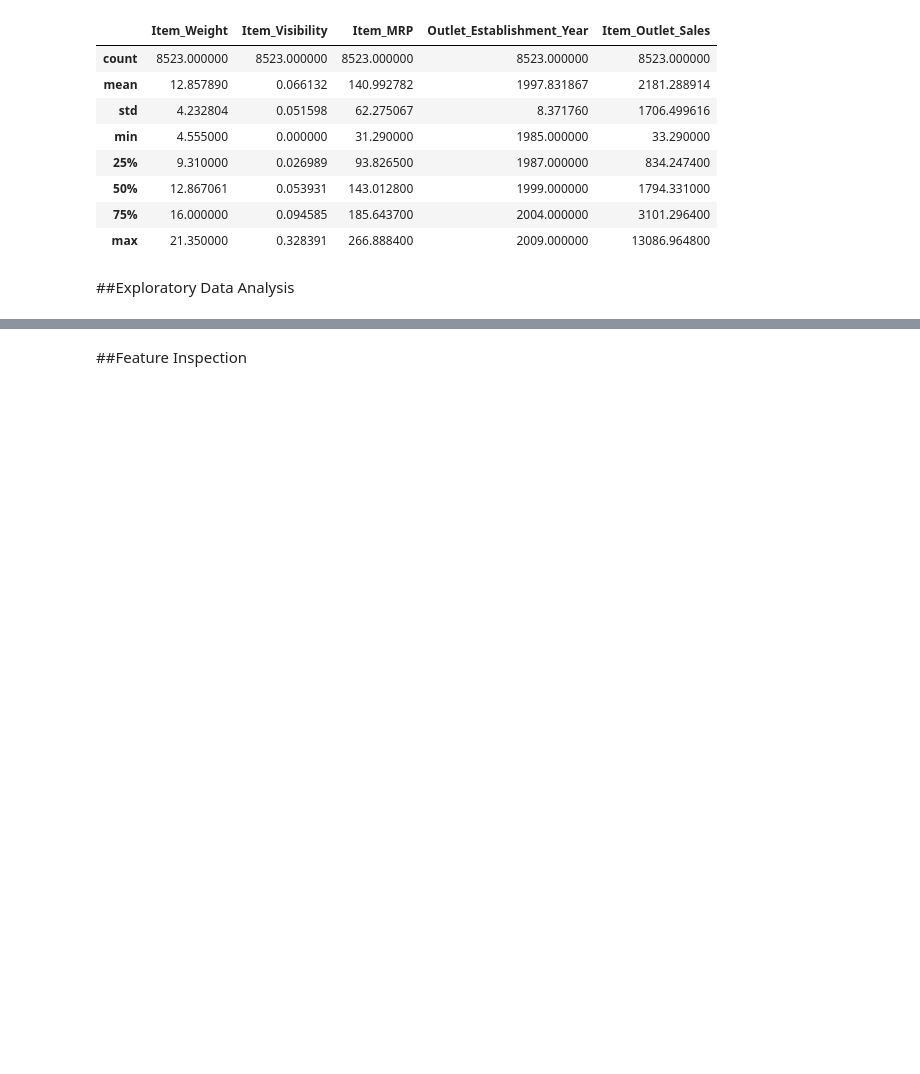
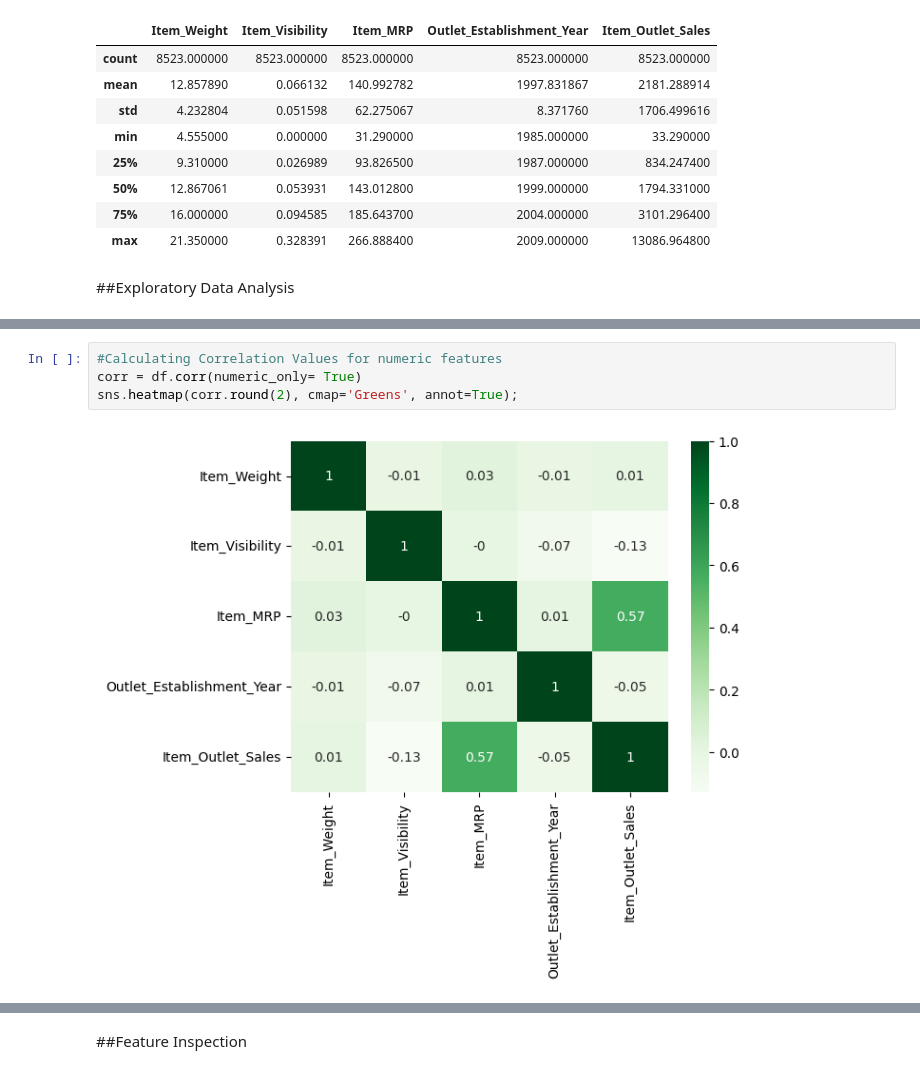
Before and after one commit to eddieZayed/Prediction-of-Product-Sales, a Jupyter notebook: Prediction_of_Product_Sales.ipynb, the cells around one changed output, grey strips where cells are left out. Drawn from its saved outputs; the diff is of its cells as text; blank space fills up the shorter version.

```diff
--- a/Prediction_of_Product_Sales.ipynb
+++ b/Prediction_of_Product_Sales.ipynb
@@ -178,0 +218,6 @@ df[num_cols].describe()
+# %%
+#Calculating Correlation Values for numeric features
+corr = df.corr(numeric_only= True)
+sns.heatmap(corr.round(2), cmap='Greens', annot=True);
+# %% [output]
+[figure, added]
```
Also changed, not shown: parts of 9 cells of this notebook.
